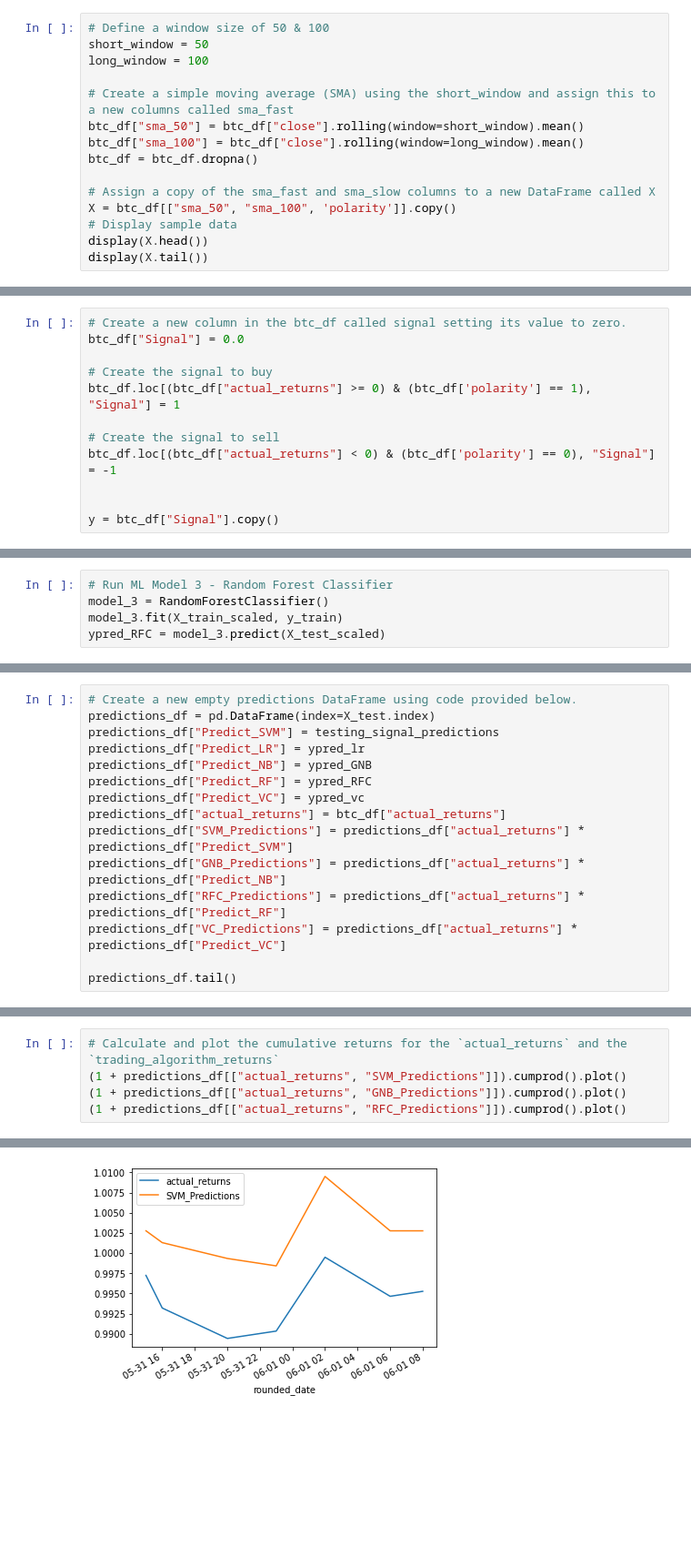
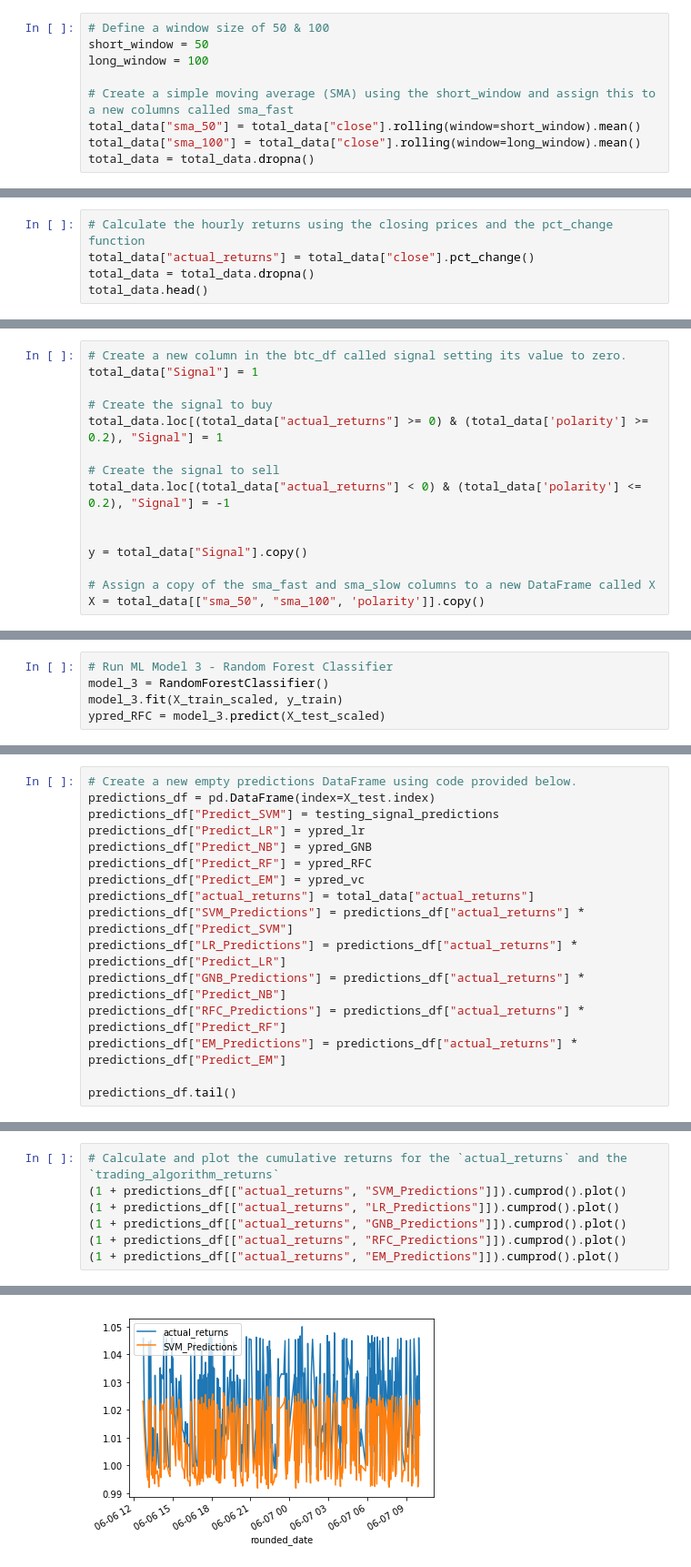
Before and after one commit to SamRoberts995/Project2_ML, a Jupyter notebook: Coding/Crypto_Algo.ipynb, the cells around one changed output, grey strips where cells are left out. Shown: that part at 91% size. Saved outputs shown, nothing was run; the diff lists cells and outputs as text; blank space fills up the shorter version.

```diff
--- a/Coding/Crypto_Algo.ipynb
+++ b/Coding/Crypto_Algo.ipynb
@@ -88,12 +85,6 @@ short_window = 50
 long_window = 100
 
 # Create a simple moving average (SMA) using the short_window and assign this to a new columns called sma_fast
-btc_df["sma_50"] = btc_df["close"].rolling(window=short_window).mean()
-btc_df["sma_100"] = btc_df["close"].rolling(window=long_window).mean()
-btc_df = btc_df.dropna()
-
-# Assign a copy of the sma_fast and sma_slow columns to a new DataFrame called X
-X = btc_df[["sma_50", "sma_100", 'polarity']].copy()
-# Display sample data
-display(X.head())
-display(X.tail())
+total_data["sma_50"] = total_data["close"].rolling(window=short_window).mean()
+total_data["sma_100"] = total_data["close"].rolling(window=long_window).mean()
+total_data = total_data.dropna()
@@ -114,0 +91,5 @@ display(X.tail())
+# %%
+# Calculate the hourly returns using the closing prices and the pct_change function
+total_data["actual_returns"] = total_data["close"].pct_change()
+total_data = total_data.dropna()
+total_data.head()
@@ -115,15 +114,18 @@ display(X.tail())
 # %%
 # Create a new column in the btc_df called signal setting its value to zero.
-btc_df["Signal"] = 0.0
+total_data["Signal"] = 1
 
 # Create the signal to buy
-btc_df.loc[(btc_df["actual_returns"] >= 0) & (btc_df['polarity'] == 1), "Signal"] = 1
+total_data.loc[(total_data["actual_returns"] >= 0) & (total_data['polarity'] >= 0.2), "Signal"] = 1
 
 # Create the signal to sell
-btc_df.loc[(btc_df["actual_returns"] < 0) & (btc_df['polarity'] == 0), "Signal"] = -1
+total_data.loc[(total_data["actual_returns"] < 0) & (total_data['polarity'] <= 0.2), "Signal"] = -1
 
 
-y = btc_df["Signal"].copy()
+y = total_data["Signal"].copy()
+
+# Assign a copy of the sma_fast and sma_slow columns to a new DataFrame called X
+X = total_data[["sma_50", "sma_100", 'polarity']].copy()
 # %%
 from sklearn.model_selection import train_test_split
 X_train, X_test, y_train, y_test = train_test_split(
@@ -236,12 +240,13 @@ predictions_df["Predict_SVM"] = testing_signal_predictions
 predictions_df["Predict_LR"] = ypred_lr
 predictions_df["Predict_NB"] = ypred_GNB
 predictions_df["Predict_RF"] = ypred_RFC
-predictions_df["Predict_VC"] = ypred_vc
-predictions_df["actual_returns"] = btc_df["actual_returns"]
+predictions_df["Predict_EM"] = ypred_vc
+predictions_df["actual_returns"] = total_data["actual_returns"]
 predictions_df["SVM_Predictions"] = predictions_df["actual_returns"] * predictions_df["Predict_SVM"]
+predictions_df["LR_Predictions"] = predictions_df["actual_returns"] * predictions_df["Predict_LR"]
 predictions_df["GNB_Predictions"] = predictions_df["actual_returns"] * predictions_df["Predict_NB"]
 predictions_df["RFC_Predictions"] = predictions_df["actual_returns"] * predictions_df["Predict_RF"]
-predictions_df["VC_Predictions"] = predictions_df["actual_returns"] * predictions_df["Predict_VC"]
+predictions_df["EM_Predictions"] = predictions_df["actual_returns"] * predictions_df["Predict_EM"]
 
 predictions_df.tail()
 # %% [output]
@@ -255,6 +260,8 @@ predictions_df.tail()
 # %%
 # Calculate and plot the cumulative returns for the `actual_returns` and the `trading_algorithm_returns`
 (1 + predictions_df[["actual_returns", "SVM_Predictions"]]).cumprod().plot()
+(1 + predictions_df[["actual_returns", "LR_Predictions"]]).cumprod().plot()
 (1 + predictions_df[["actual_returns", "GNB_Predictions"]]).cumprod().plot()
 (1 + predictions_df[["actual_returns", "RFC_Predictions"]]).cumprod().plot()
+(1 + predictions_df[["actual_returns", "EM_Predictions"]]).cumprod().plot()
 # %% [output]
@@ -262 +269 @@ predictions_df.tail()
-[figure, old version]
+[figure, new version]
```
Also changed, not shown: parts of 20 cells of this notebook, 2 other files.
